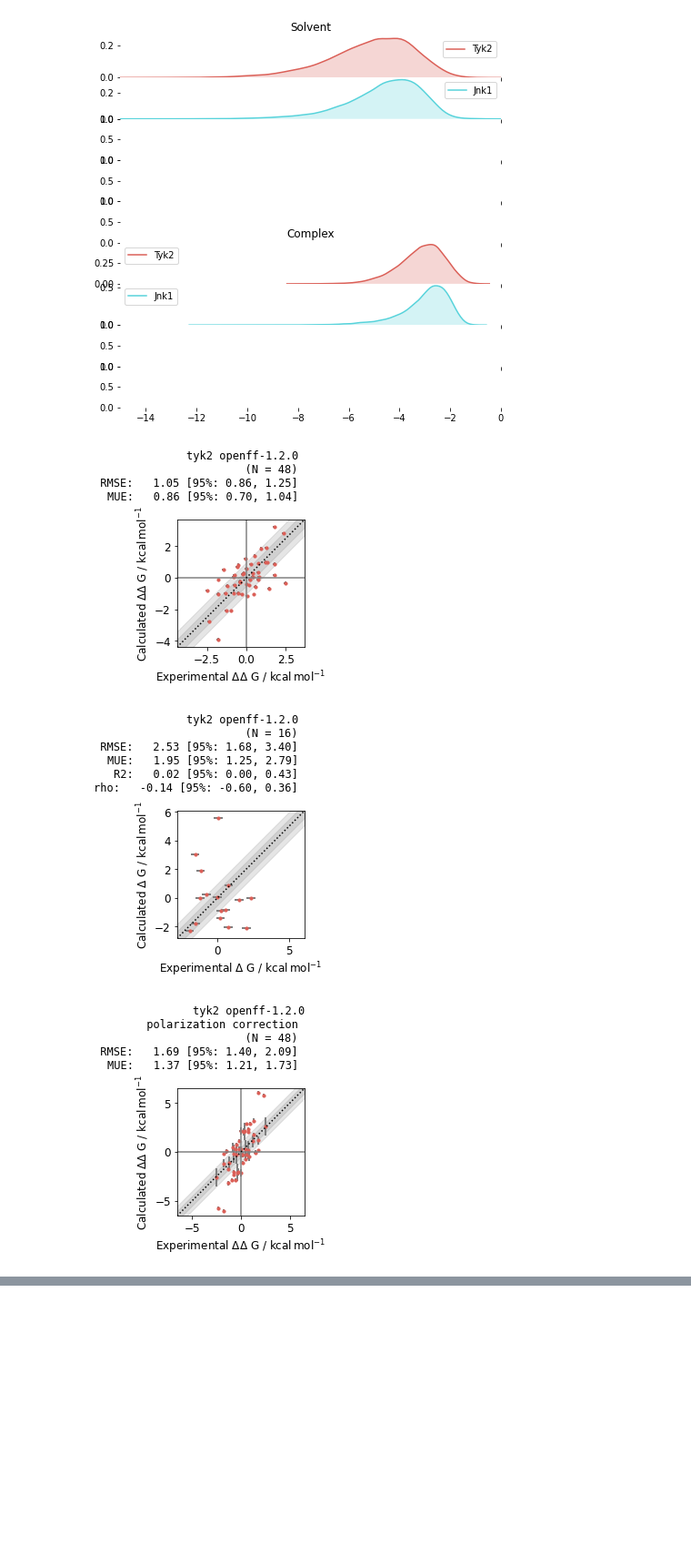
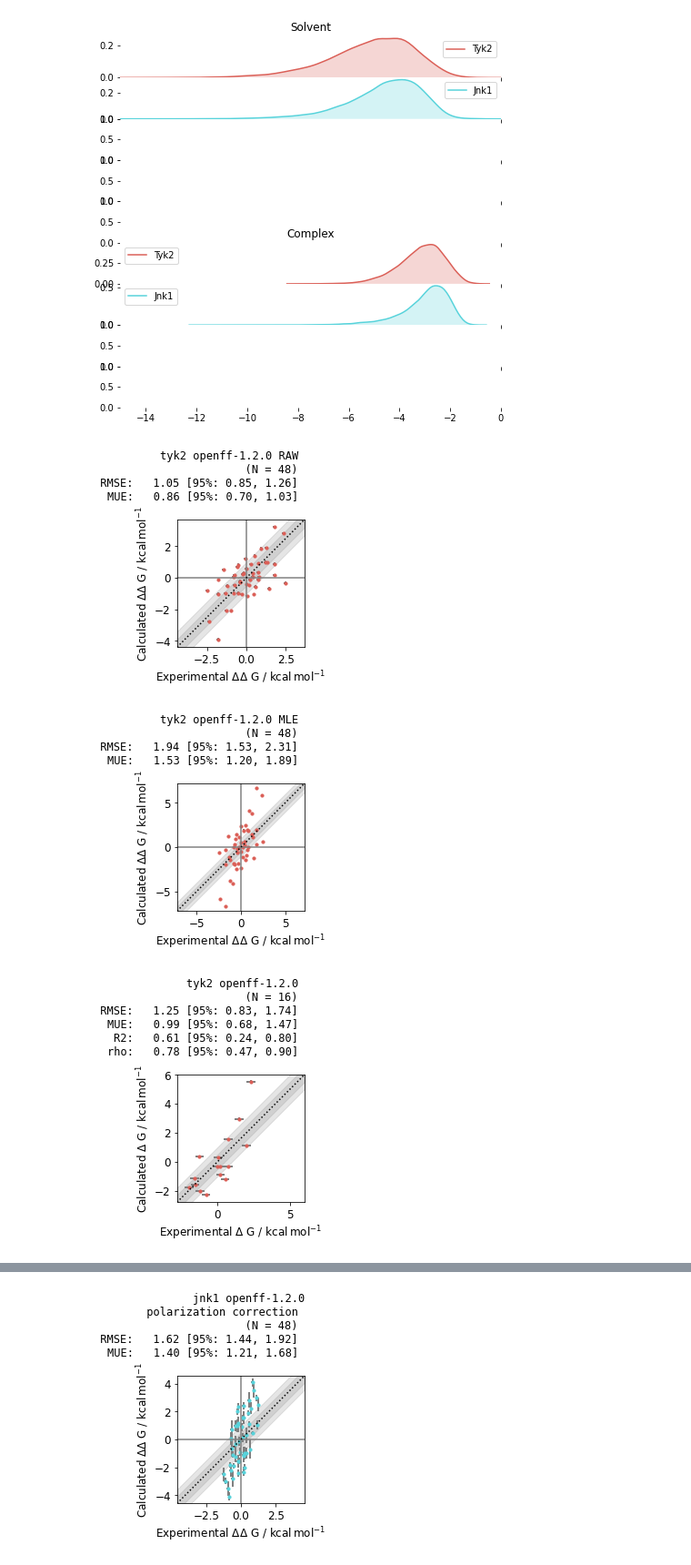
Before and after one commit to hannahbrucemacdonald/polarisation_endstates, a Jupyter notebook: scripts/PolAnalysis_new.ipynb, the cells around one changed output, grey strips where cells are left out. Shown at 91% size. Cells and saved outputs as stored; diff of their text form; code cells hidden in the pictures; blank space fills up the shorter version.

Commit message:
adding RAW and MLE plots

```diff
--- a/scripts/PolAnalysis_new.ipynb
+++ b/scripts/PolAnalysis_new.ipynb
@@ -162,37 +162,40 @@ for c,target in enumerate(systems):
     for sim in all_mm[target]:
         ligA = int(sim.directory[3:].split('to')[0])
         ligB = int(sim.directory[3:].split('to')[1])
         mm_g.add_edge(ligA, ligB,calc_DDG=sim.bindingdg/sim.bindingdg.unit, calc_dDDG=sim.bindingddg/sim.bindingddg.unit,exp_DDG=(experimental[ligA] - experimental[ligB]),exp_dDDG=0.1)
 
+    plotting.plot_DDGs(mm_g,title=f'{target} openff-1.2.0 RAW',color=color)
 
     f_i_calc, C_calc = stats.mle(mm_g, factor='calc_DDG')
 
     variance = np.diagonal(C_calc)
-    for i, (node, f_i, df_i) in enumerate(zip(mm_g.nodes(data=True), f_i_calc, variance**0.5)):
+    for node, f_i, df_i in zip(mm_g.nodes(data=True), f_i_calc, variance**0.5):
         node[1]['calc_DG'] = f_i
         node[1]['calc_dDG'] = df_i
-        node[1]['exp_DG'] = experimental[i]
+        node[1]['exp_DG'] = experimental[node[0]]
         node[1]['exp_dDG'] = 0.3
-    plotting.plot_DDGs(mm_g,title=f'{target} openff-1.2.0',color=color)
+    for edge in mm_g.edges(data=True):
+        edge[2]['calc_DDG'] = mm_g.nodes[edge[0]]['calc_DG'] - mm_g.nodes[edge[1]]['calc_DG']
+        edge[2]['calc_dDDG'] = (mm_g.nodes[edge[0]]['calc_dDG']**2 + mm_g.nodes[edge[1]]['calc_dDG']**2)**0.5
+    plotting.plot_DDGs(mm_g,title=f'{target} openff-1.2.0 MLE',color=color)
     plotting.plot_DGs(mm_g,title=f'{target} openff-1.2.0',color=color)
-
 
     pol_g = copy.deepcopy(mm_g)
 
     for node in pol_g.nodes(data=True):
         try:
             node[1]['calc_DG'] =  node[1]['calc_DG']- all_corrections[target][node[0]][0]
             node[1]['calc_dDG'] =  (node[1]['calc_dDG']**2 + all_corrections[target][node[0]][1]**2)**0.5
         except:
             print(f'No correction for {target} ligand {node[0]}')
 
     for edge in pol_g.edges(data=True):
         edge[2]['calc_DDG'] = pol_g.nodes[edge[0]]['calc_DG'] - pol_g.nodes[edge[1]]['calc_DG']
         edge[2]['calc_dDDG'] = (pol_g.nodes[edge[0]]['calc_dDG']**2 + pol_g.nodes[edge[1]]['calc_dDG']**2)**0.5
     plotting.plot_DDGs(pol_g,title=f'{target} openff-1.2.0\n polarization correction',color=color)
 
     plotting.plot_DGs(pol_g,title=f'{target.capitalize()} openff-1.2.0\n polarization correction',color=color)
 # %% [output]
-[figure, old version]
+[figure, new version]
-[figure, old version]
+[figure, new version]
-[figure, old version]
+[figure, new version]
@@ -203,0 +207 @@ for c,target in enumerate(systems):
+[figure, added]
```
Also changed, not shown: parts of 3 cells of this notebook.
